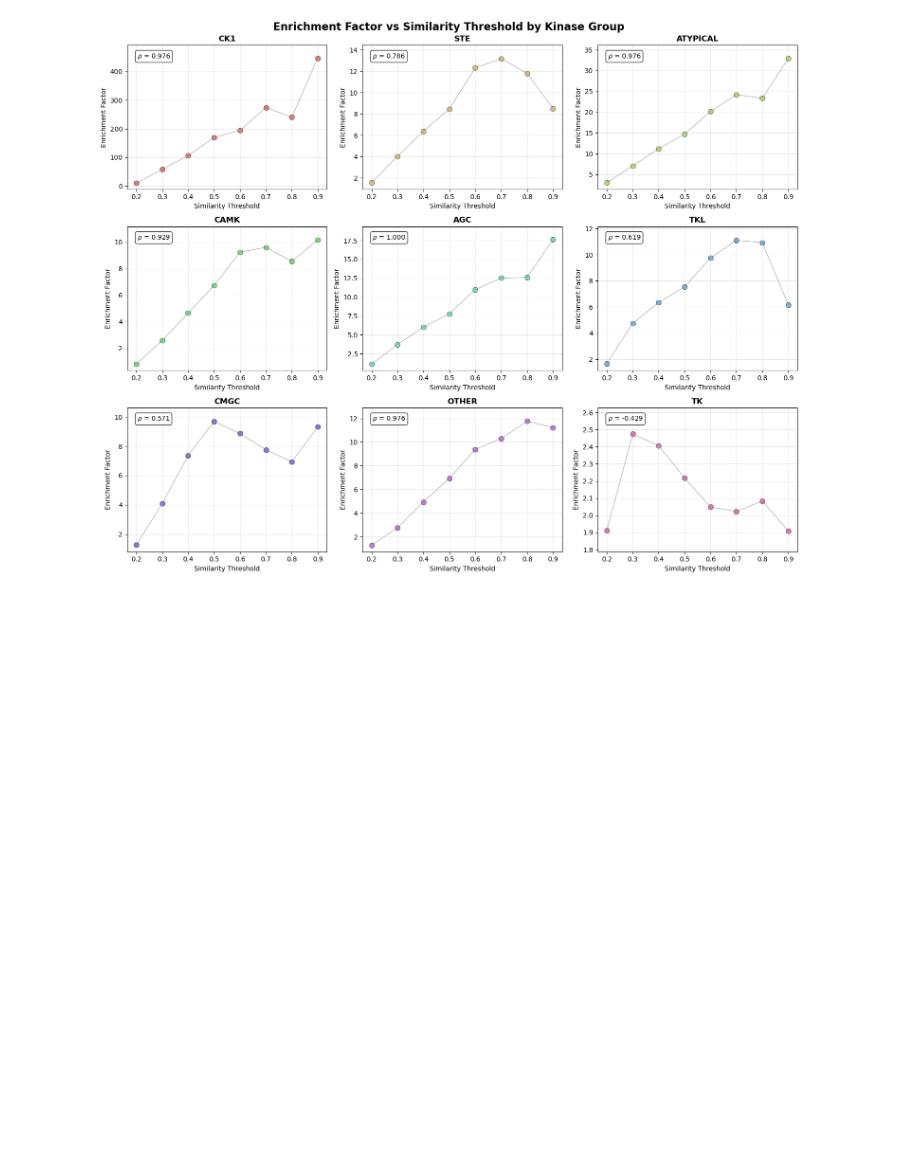
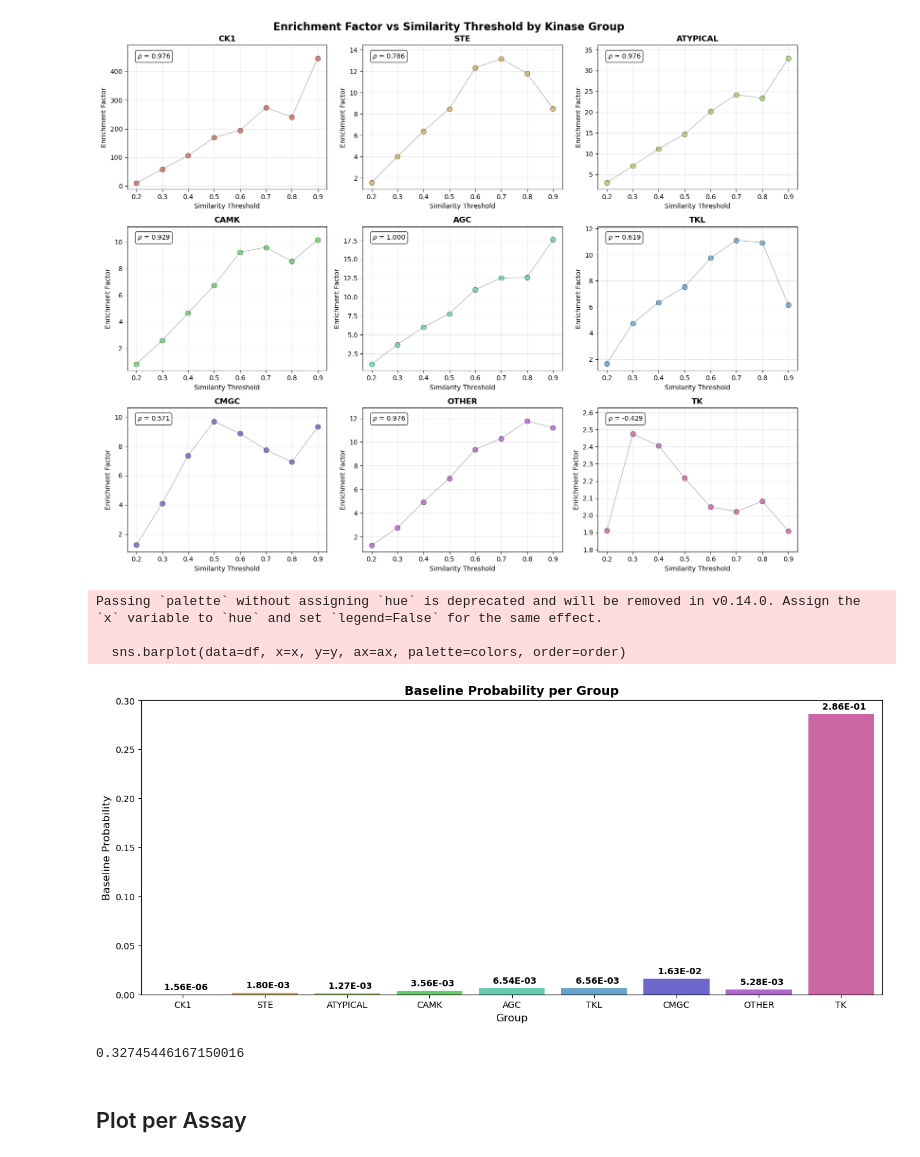
Before and after one commit to Jack-42/ligandActivityAnalysis, a Jupyter notebook: notebooks/ligand_similarity_prob_analysis.ipynb, the cells around one changed output. Saved outputs shown, nothing was run; the diff lists cells and outputs as text; code cells hidden in the pictures; blank space fills up the shorter version.

Commit message:
add assay plot

```diff
--- a/notebooks/ligand_similarity_prob_analysis.ipynb
+++ b/notebooks/ligand_similarity_prob_analysis.ipynb
@@ -139,9 +266,9 @@ shape: (9, 2)
 # %%
 CLASS_LEVEL = 4
 # %%
-df = pl.read_csv(os.path.join(DATA_DIR, "cluster_stats", f"per_cluster_threshold_analysis_class_level={CLASS_LEVEL}.tsv"), separator="\t")
-df = df.join(cluster2name_df, on="cluster")
-df
+cl4_df = pl.read_csv(os.path.join(DATA_DIR, "cluster_stats", f"per_cluster_threshold_analysis_class_level={CLASS_LEVEL}.tsv"), separator="\t")
+cl4_df = cl4_df.join(cluster2name_df, on="cluster")
+cl4_df
 # %% [output]
 shape: (72, 8)
 | cluster | threshold | conditional_probability | baseline_probability | high_sim_pairs | enrichment_factor | ... |
@@ -166,2 +293,28 @@ create_multi_scatter_plots(df, cluster_order)
 # %% [output]
 [figure]
+# %%
+# show baselines
+cl4_uni_df = cl4_df.unique(subset=["cluster", "baseline_probability"])["cluster", "short_name", "baseline_probability"]
+colors = sns.color_palette("hls", len(cluster_order))
+bar_plot(cl4_uni_df, x="short_name",
+         y="baseline_probability",
+         bar_title="Baseline Probability per Group",
+         ylabel="Baseline Probability",
+         xlabel="Group",
+         colors=colors,
+         order=cluster_order,
+         limit_float=True,
+         scientific_float_format=True)
+# %% [output]
+Passing `palette` without assigning `hue` is deprecated and will be removed in v0.14.0. Assign the `x` variable to `hue` and set `legend=False` for the same effect.
+
+  sns.barplot(data=df, x=x, y=y, ax=ax, palette=colors, order=order)
+[figure, added]
+# %%
+# note that the sum is the probability that 2 (TWO) randomly selected ligands belong to the same group
+# thus we don't expect it to be 1
+cl4_uni_df["baseline_probability"].sum()
+# %% [output]
+0.32745446167150016
+# %% [markdown]
+## Plot per Assay
```
Also changed, not shown: parts of 14 cells of this notebook.
